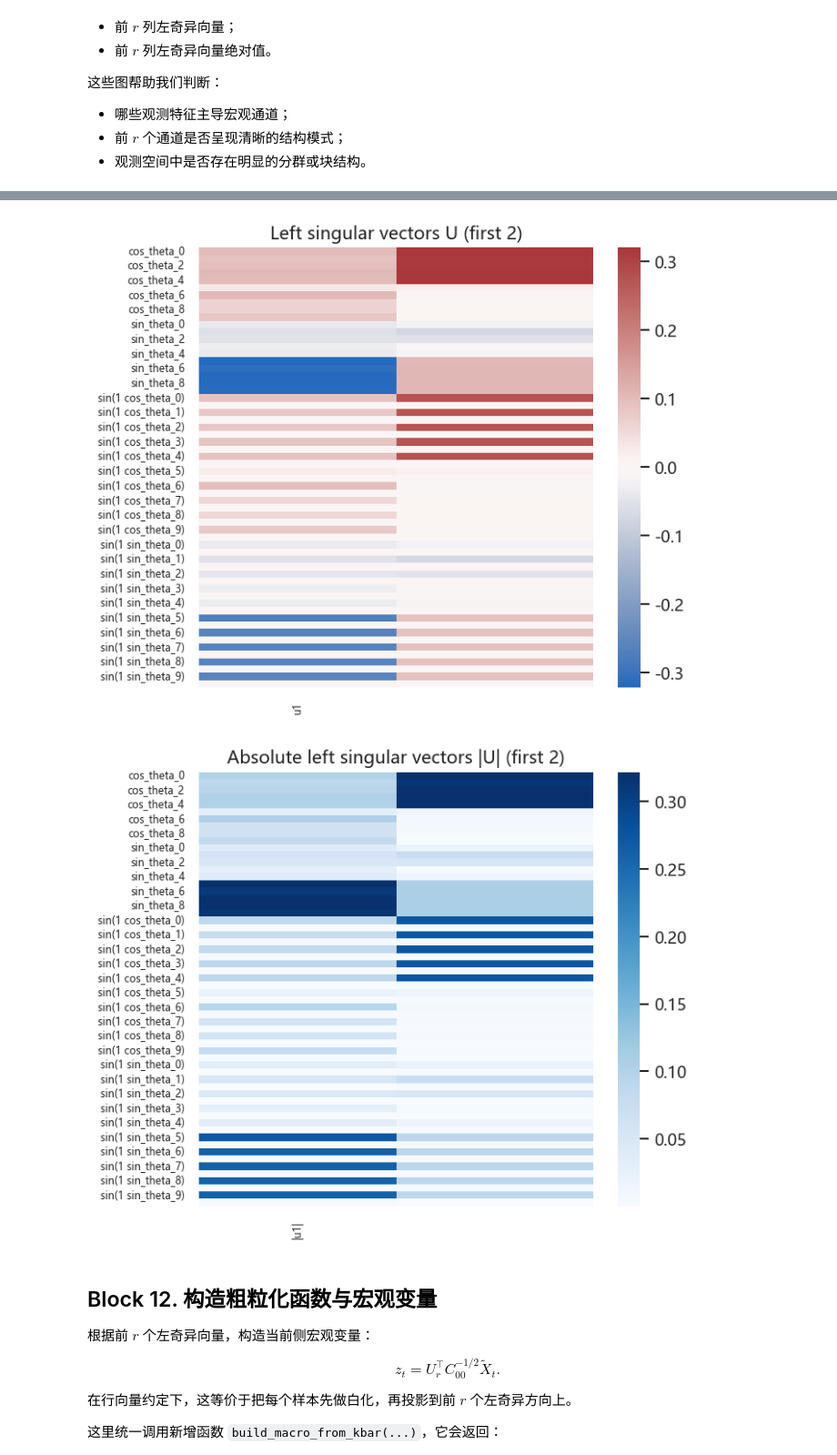
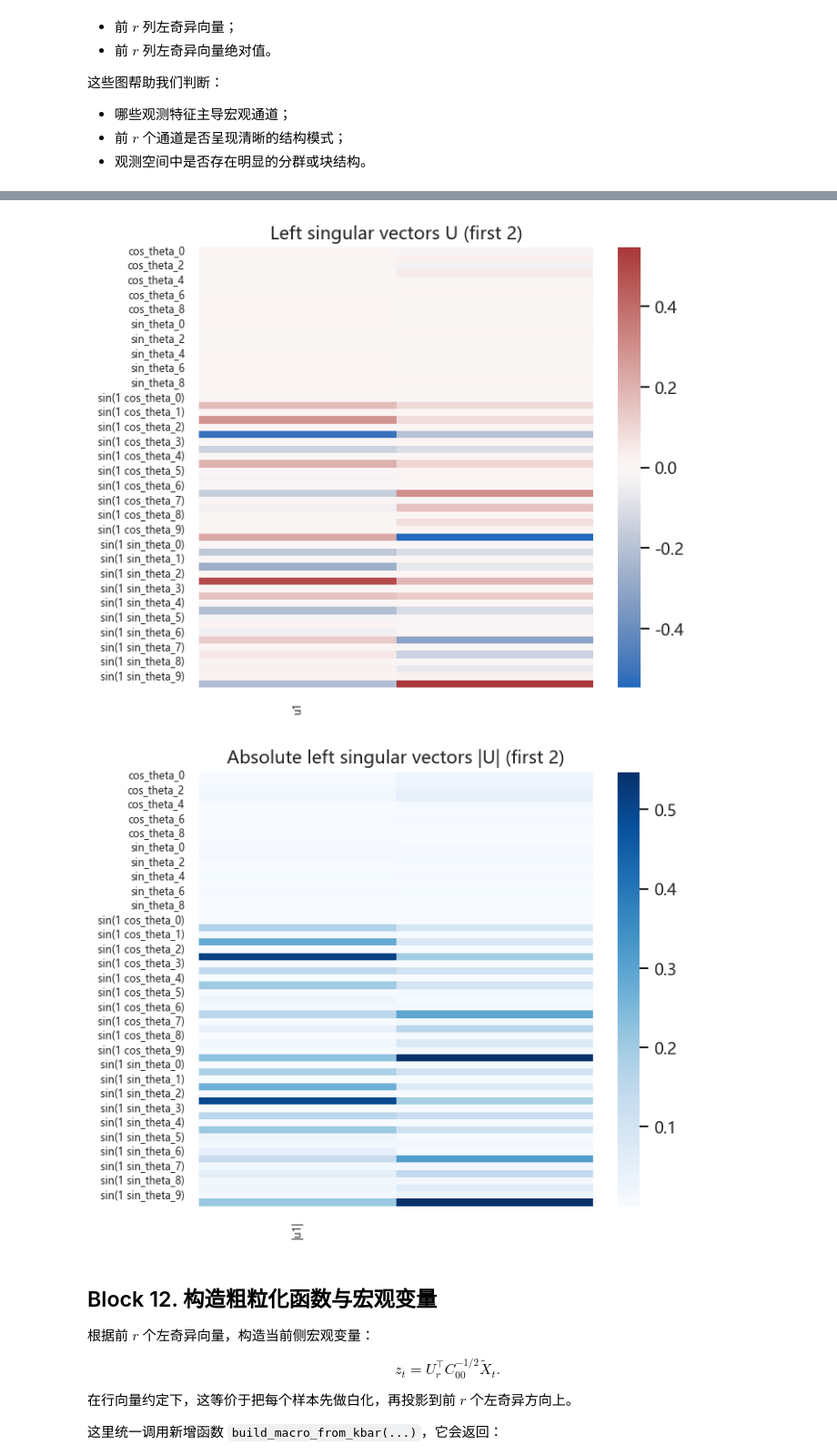
Before and after one commit to Matthew-ymz/pykoop, a Jupyter notebook: exp/kuramoto/exp_kuramoto_0321.ipynb, the cells around one changed output, grey strips where cells are left out. Shown at 91% size. Drawn from its saved outputs; the diff is of its cells as text; code cells hidden in the pictures.

```diff
--- a/exp/kuramoto/exp_kuramoto_0321.ipynb
+++ b/exp/kuramoto/exp_kuramoto_0321.ipynb
@@ -175,14 +175,14 @@ config = {
         'random_seed2': 0,
     },
     'burn_in_steps': 1000,
-    'sample_stride': 1,  #15
-    'lag_steps': 1, #60
+    'sample_stride': 10,  #15
+    'lag_steps': 10, #60
     'rank': 2,
     'alpha': 1.0,
     'eps': 1e-10,
     'ridge': 1e-10,
     'observable_mode': 'identity + fourier', #手动
-    'rank_candidates': [1, 2, 3, 4, 5, 6],
+    'rank_candidates': [1, 2, 3, 4, 5, 6,7,8,9,10,15,20,25,30,31,32,33,34,35,40,45,50],
     'selected_micro_indices': [0, 5],
     'heatmap_label_step': 2,
     'top_k_features_to_show': 5,
@@ -367,7 +367,7 @@ artifacts['obs'] = {
     'observable_mode': config['observable_mode'],
 }
 
-x_data_lift = x_data_lift_centered # 不需要减去均值就注释掉，需要减去均值就正常保留
+# x_data_lift = x_data_lift_centered # 不需要减去均值就注释掉，需要减去均值就正常保留
 
 print('Observable mode:', config['observable_mode'])
 print('Input shape:', x_data_fit.shape)
@@ -718,6 +718,6 @@ Selected r: 2
 # %%
 plot_matrix_heatmap(U_bar, 'Left singular vectors U (all)', row_labels=raw_names, col_labels=[f'u{i+1}' for i in range(U_bar.shape[1])], label_step=config['heatmap_label_step'])
 plot_matrix_heatmap(np.abs(U_bar), 'Absolute left singular vectors |U| (all)', row_labels=raw_names, col_labels=[f'|u{i+1}|' for i in range(U_bar.shape[1])], center=None, label_step=config['heatmap_label_step'], cmap='Blues')
-plot_matrix_heatmap(U_bar[:, :selected_r], f'Left singular vectors U (first {selected_r})', row_labels=raw_names, col_labels=[f'u{i+1}' for i in range(selected_r)], label_step=config['heatmap_label_step'])
-plot_matrix_heatmap(np.abs(U_bar[:, :selected_r]), f'Absolute left singular vectors |U| (first {selected_r})', row_labels=raw_names, col_labels=[f'|u{i+1}|' for i in range(selected_r)], center=None, label_step=config['heatmap_label_step'], cmap='Blues')
+plot_matrix_heatmap(U_bar[:, 32:34], f'Left singular vectors U (first {selected_r})', row_labels=raw_names, col_labels=[f'u{i+1}' for i in range(selected_r)], label_step=config['heatmap_label_step'])
+plot_matrix_heatmap(np.abs(U_bar[:, 32:34]), f'Absolute left singular vectors |U| (first {selected_r})', row_labels=raw_names, col_labels=[f'|u{i+1}|' for i in range(selected_r)], center=None, label_step=config['heatmap_label_step'], cmap='Blues')
 # %% [output]
@@ -726,5 +726,5 @@ plot_matrix_heatmap(np.abs(U_bar[:, :selected_r]), f'Absolute left singular vect
-[figure, old version]
+[figure, new version]
-[figure, old version]
+[figure, new version]
 # %% [markdown]
 ## Block 12. 构造粗粒化函数与宏观变量
 
```
Also changed, not shown: parts of 21 cells of this notebook, 7 other files.
